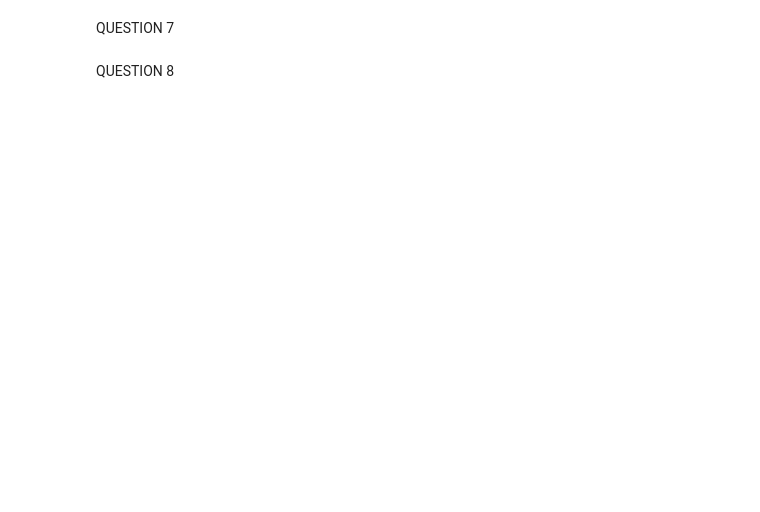
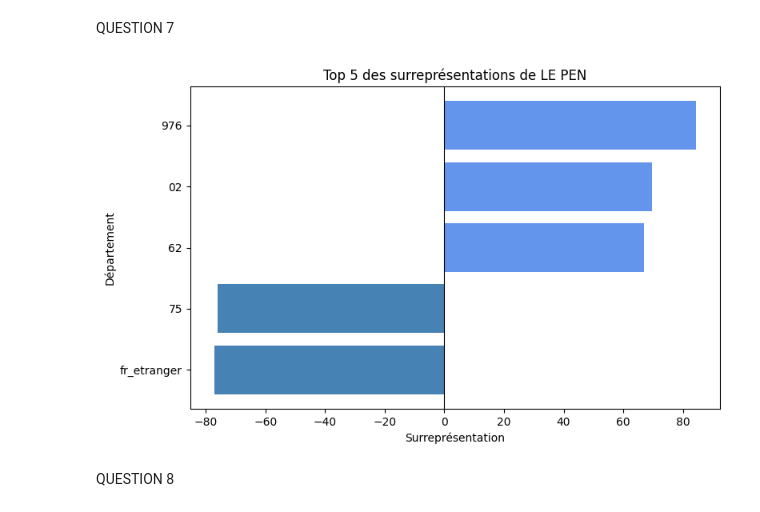
Before and after one commit to mnciv/dm_python, a Jupyter notebook: dm.ipynb, the cells around one changed output. Saved outputs shown, nothing was run; the diff lists cells and outputs as text; code cells hidden in the pictures; blank space fills up the shorter version.

```diff
--- a/dm.ipynb
+++ b/dm.ipynb
@@ -121,3 +123,14 @@ score_departement[score_departement["code_departement"] == "11"]
 | 131 | 11 | Nathalie ARTHAUD | 1026 | 0.48% | 197094 | 0.56% |
 # %% [markdown]
 QUESTION 6
+# %%
+score_departement["score_dep_num"] = score_departement["Score_département"].str.replace("%", "").astype(float)
+score_departement["score_nat_num"] = score_departement["Score_National"].str.replace("%", "").astype(float)
+
+score_departement["surrepresentation"] = (
+    (score_departement["score_dep_num"] / score_departement["score_nat_num"]) - 1
+) * 100
+
+score_departement = score_departement.drop(columns=["score_dep_num", "score_nat_num"])
+
+score_departement[score_departement["code_departement"] == "01"].head(3)
@@ -124,4 +142,30 @@ QUESTION 6
 # %% [markdown]
 QUESTION 7
+# %%
+def plot_surrepresentation(candidat, n=5):
+    """Affiche les n départements avec les plus grandes surreprésentations en valeur absolue."""
+    df_candidat = score_departement[score_departement["candidat"] == candidat].copy()
+
+    df_plot = (
+        df_candidat
+        .assign(abs_surr=lambda x: x["surrepresentation"].abs())
+        .nlargest(n, "abs_surr")
+        .sort_values("surrepresentation")
+    )
+
+    colors = ["steelblue" if v < 0 else "cornflowerblue" for v in df_plot["surrepresentation"]]
+
+    fig, ax = plt.subplots(figsize=(8, 5))
+    ax.barh(df_plot["code_departement"], df_plot["surrepresentation"], color=colors)
+    ax.axvline(0, color="black", linewidth=0.8)
+    ax.set_xlabel("Surreprésentation")
+    ax.set_ylabel("Département")
+    ax.set_title(f"Top {n} des surreprésentations de {" ".join(candidat.split()[1:])}")
+    plt.tight_layout()
+    plt.show()
+
+plot_surrepresentation("Marine LE PEN")
+# %% [output]
+[figure, added]
 # %% [markdown]
 QUESTION 8
```
Also changed, not shown: parts of 4 cells of this notebook, 1 other file.
